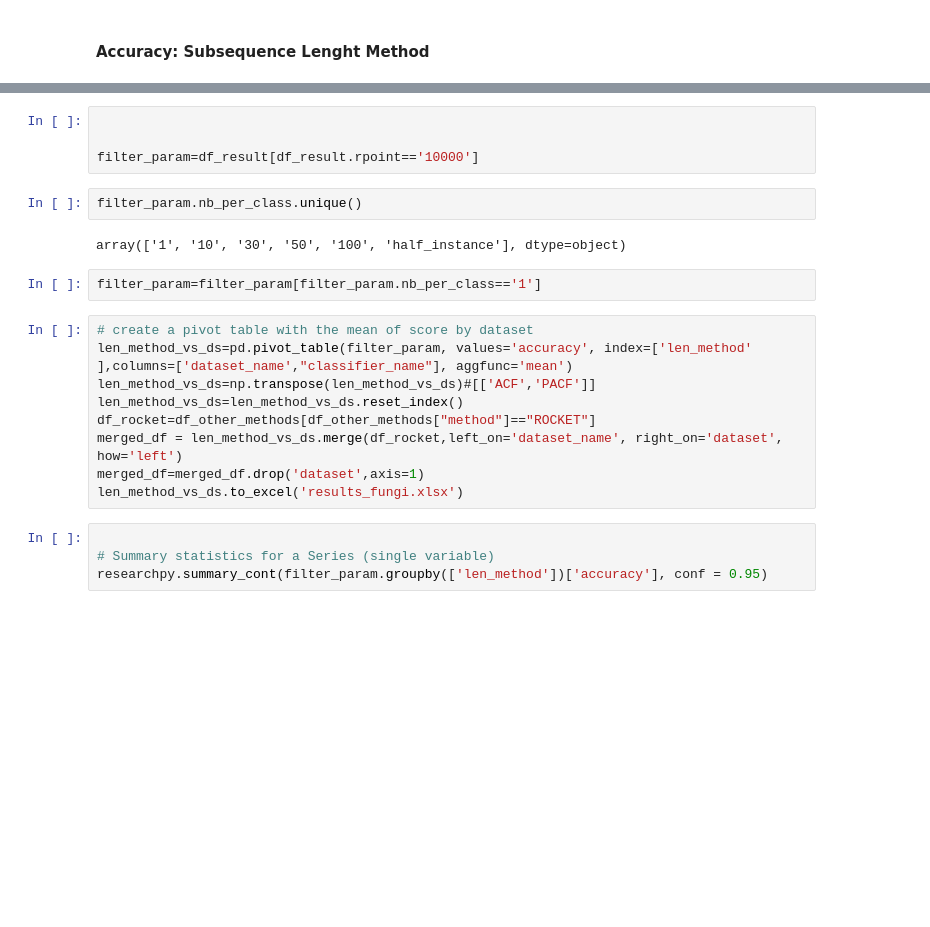
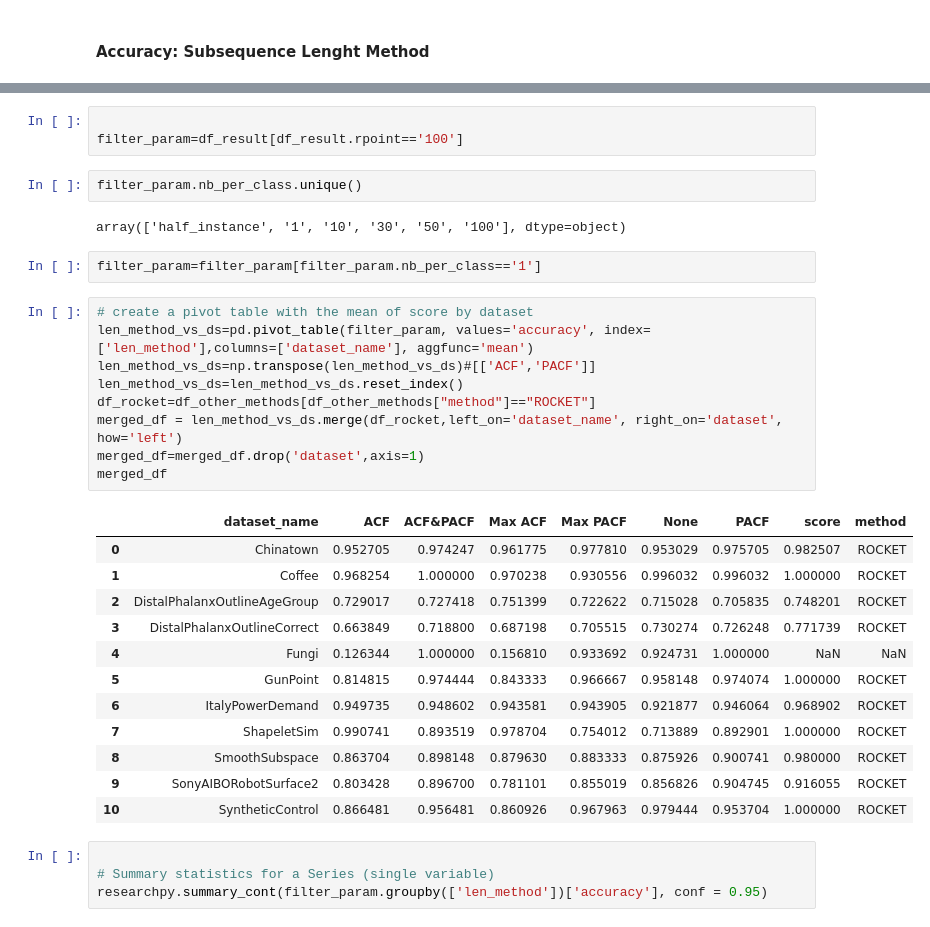
Before and after one commit to nirojasva/random_sast, a Jupyter notebook: ExperimentationRSAST/analysis_hyperparameter_rsast.ipynb, the cells around one changed output, grey strips where cells are left out. Cells and saved outputs as stored; diff of their text form; blank space fills up the shorter version.

```diff
--- a/ExperimentationRSAST/analysis_hyperparameter_rsast.ipynb
+++ b/ExperimentationRSAST/analysis_hyperparameter_rsast.ipynb
@@ -205,23 +208,35 @@ array(['half_len', '1', '10', '30', '50', '100', '1000', '10000'],
       dtype=object)
 # %%
 
-
-filter_param=df_result[df_result.rpoint=='10000']
+filter_param=df_result[df_result.rpoint=='100']
 # %%
 filter_param.nb_per_class.unique()
 # %% [output]
-array(['1', '10', '30', '50', '100', 'half_instance'], dtype=object)
+array(['half_instance', '1', '10', '30', '50', '100'], dtype=object)
 # %%
 filter_param=filter_param[filter_param.nb_per_class=='1']
 # %%
 # create a pivot table with the mean of score by dataset
-len_method_vs_ds=pd.pivot_table(filter_param, values='accuracy', index=['len_method' ],columns=['dataset_name',"classifier_name"], aggfunc='mean')
+len_method_vs_ds=pd.pivot_table(filter_param, values='accuracy', index=['len_method'],columns=['dataset_name'], aggfunc='mean')
 len_method_vs_ds=np.transpose(len_method_vs_ds)#[['ACF','PACF']]
 len_method_vs_ds=len_method_vs_ds.reset_index()
 df_rocket=df_other_methods[df_other_methods["method"]=="ROCKET"]
 merged_df = len_method_vs_ds.merge(df_rocket,left_on='dataset_name', right_on='dataset',  how='left')
 merged_df=merged_df.drop('dataset',axis=1)
-len_method_vs_ds.to_excel('results_fungi.xlsx')
+merged_df
+# %% [output]
+|  | dataset_name | ACF | ACF&PACF | Max ACF | Max PACF | None | PACF | score | method |
+| 0 | Chinatown | 0.952705 | 0.974247 | 0.961775 | 0.977810 | 0.953029 | 0.975705 | 0.982507 | ROCKET |
+| 1 | Coffee | 0.968254 | 1.000000 | 0.970238 | 0.930556 | 0.996032 | 0.996032 | 1.000000 | ROCKET |
+| 2 | DistalPhalanxOutlineAgeGroup | 0.729017 | 0.727418 | 0.751399 | 0.722622 | 0.715028 | 0.705835 | 0.748201 | ROCKET |
+| 3 | DistalPhalanxOutlineCorrect | 0.663849 | 0.718800 | 0.687198 | 0.705515 | 0.730274 | 0.726248 | 0.771739 | ROCKET |
+| 4 | Fungi | 0.126344 | 1.000000 | 0.156810 | 0.933692 | 0.924731 | 1.000000 | NaN | NaN |
+| 5 | GunPoint | 0.814815 | 0.974444 | 0.843333 | 0.966667 | 0.958148 | 0.974074 | 1.000000 | ROCKET |
+| 6 | ItalyPowerDemand | 0.949735 | 0.948602 | 0.943581 | 0.943905 | 0.921877 | 0.946064 | 0.968902 | ROCKET |
+| 7 | ShapeletSim | 0.990741 | 0.893519 | 0.978704 | 0.754012 | 0.713889 | 0.892901 | 1.000000 | ROCKET |
+| 8 | SmoothSubspace | 0.863704 | 0.898148 | 0.879630 | 0.883333 | 0.875926 | 0.900741 | 0.980000 | ROCKET |
+| 9 | SonyAIBORobotSurface2 | 0.803428 | 0.896700 | 0.781101 | 0.855019 | 0.856826 | 0.904745 | 0.916055 | ROCKET |
+| 10 | SyntheticControl | 0.866481 | 0.956481 | 0.860926 | 0.967963 | 0.979444 | 0.953704 | 1.000000 | ROCKET |
 # %%
 
 # Summary statistics for a Series (single variable)
```
Also changed, not shown: parts of 3 cells of this notebook.
